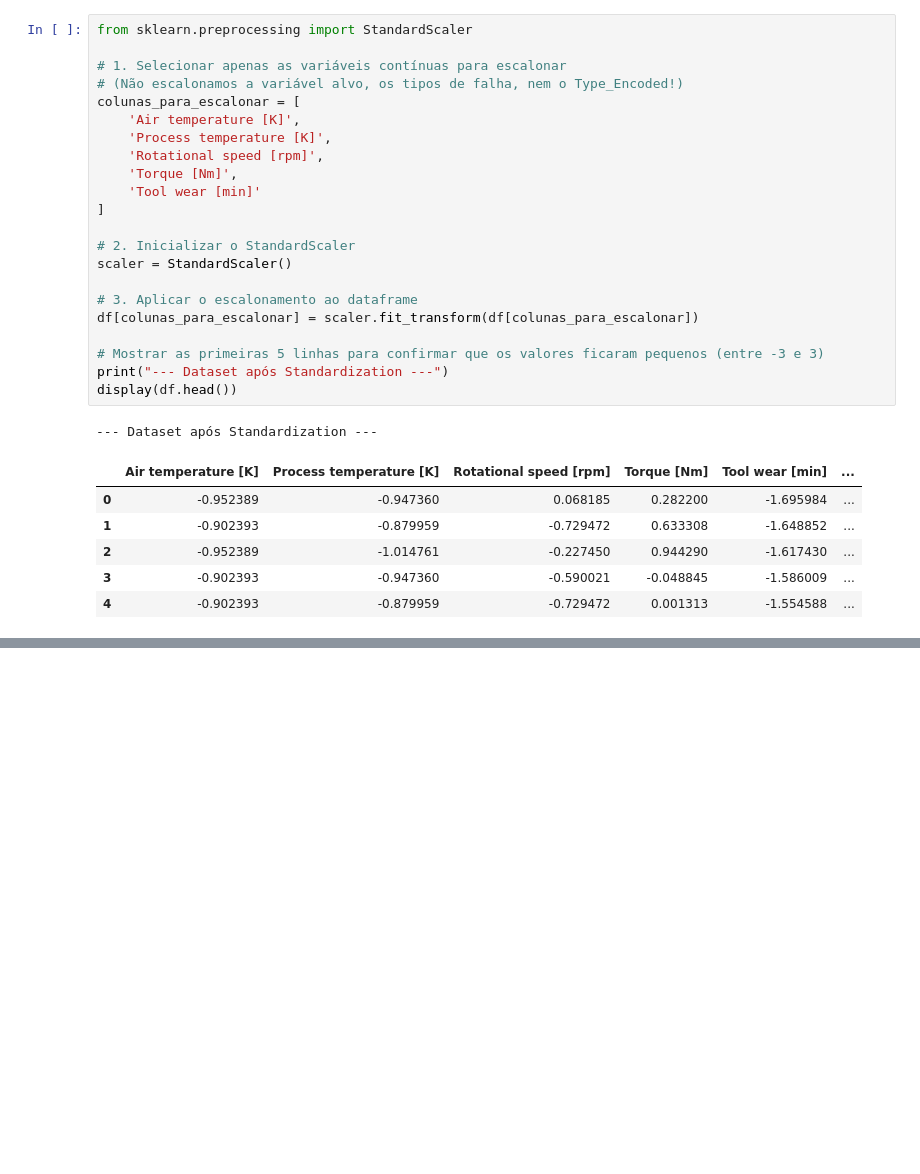
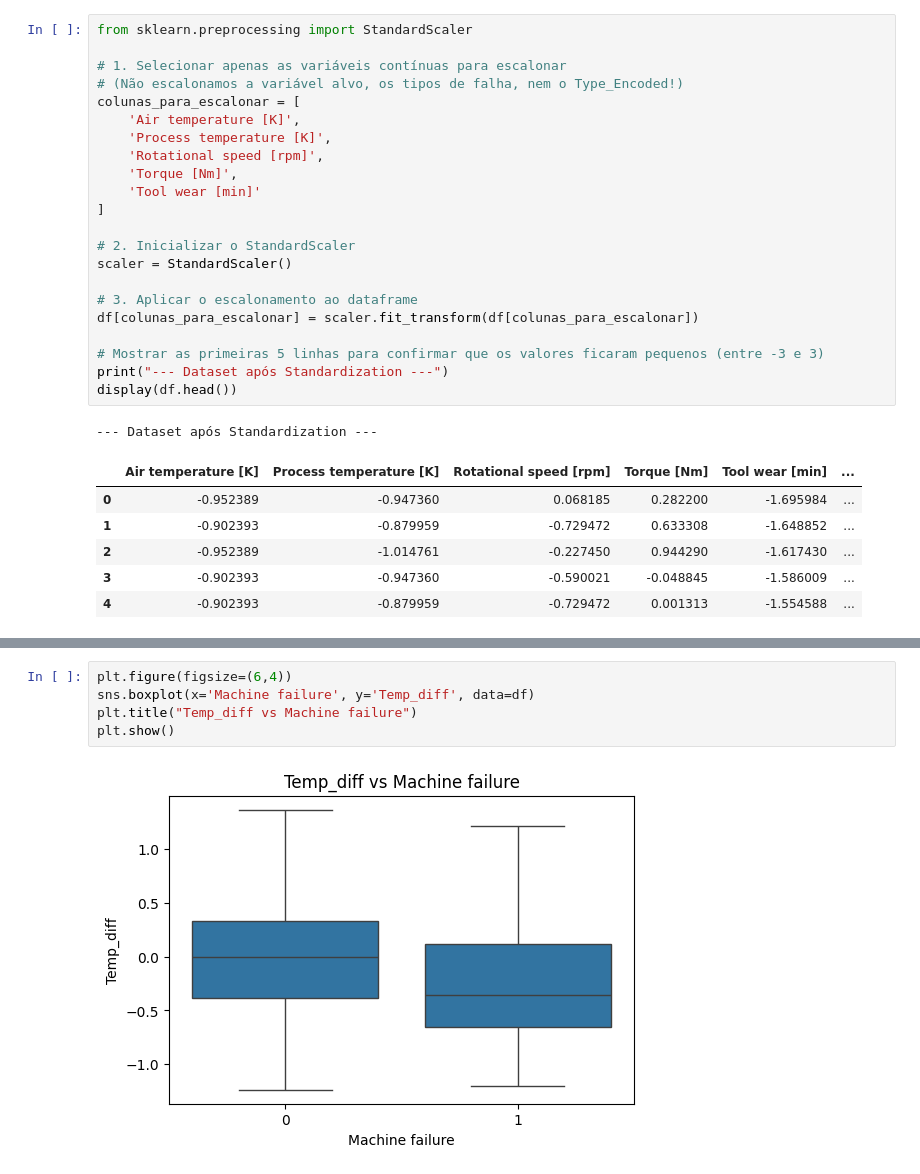
Before and after one commit to afonsornfonseca/Predictive-Maintenance, a Jupyter notebook: notebooks/milestone2.ipynb, the cells around one changed output, grey strips where cells are left out. Drawn from its saved outputs; the diff is of its cells as text; blank space fills up the shorter version.

```diff
--- a/notebooks/milestone2.ipynb
+++ b/notebooks/milestone2.ipynb
@@ -370,0 +391,7 @@ display(df.head())
+# %%
+plt.figure(figsize=(6,4))
+sns.boxplot(x='Machine failure', y='Temp_diff', data=df)
+plt.title("Temp_diff vs Machine failure")
+plt.show()
+# %% [output]
+[figure, added]
```
Also changed, not shown: parts of 10 cells of this notebook.
